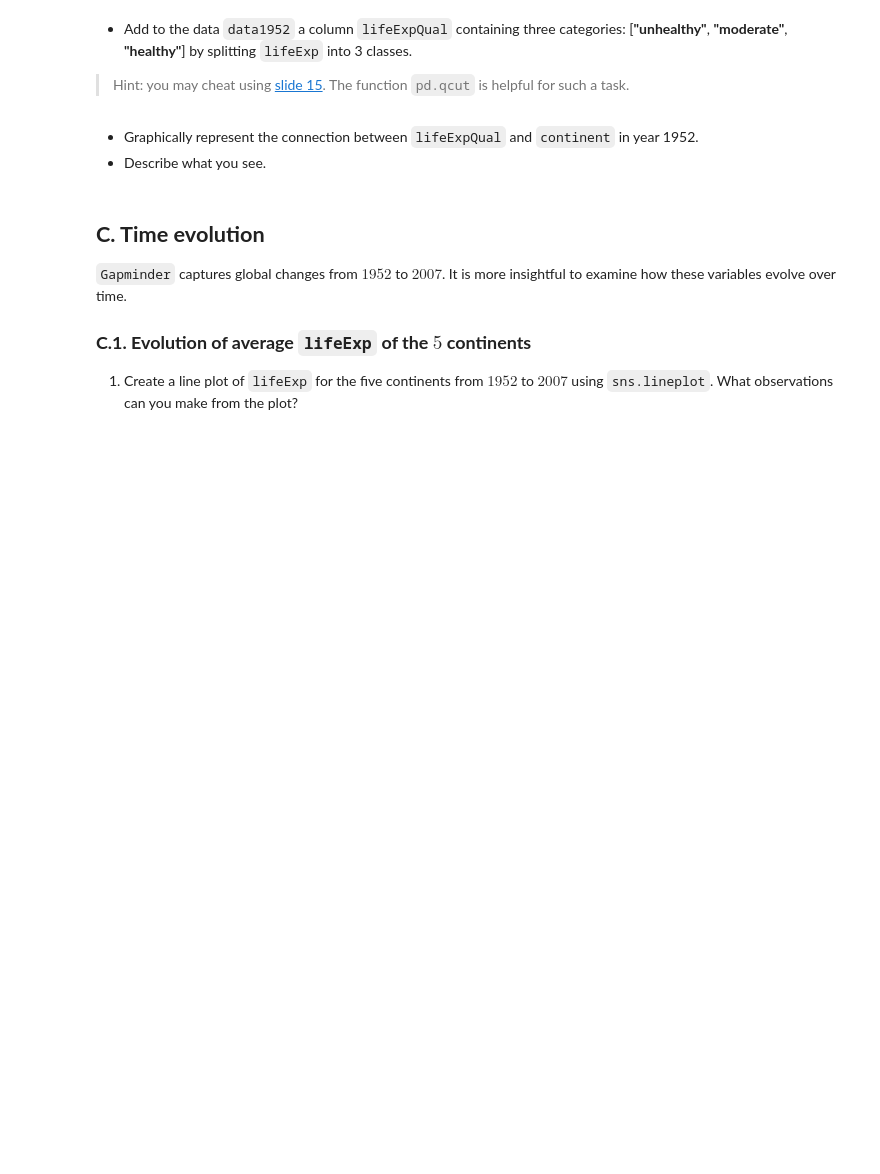
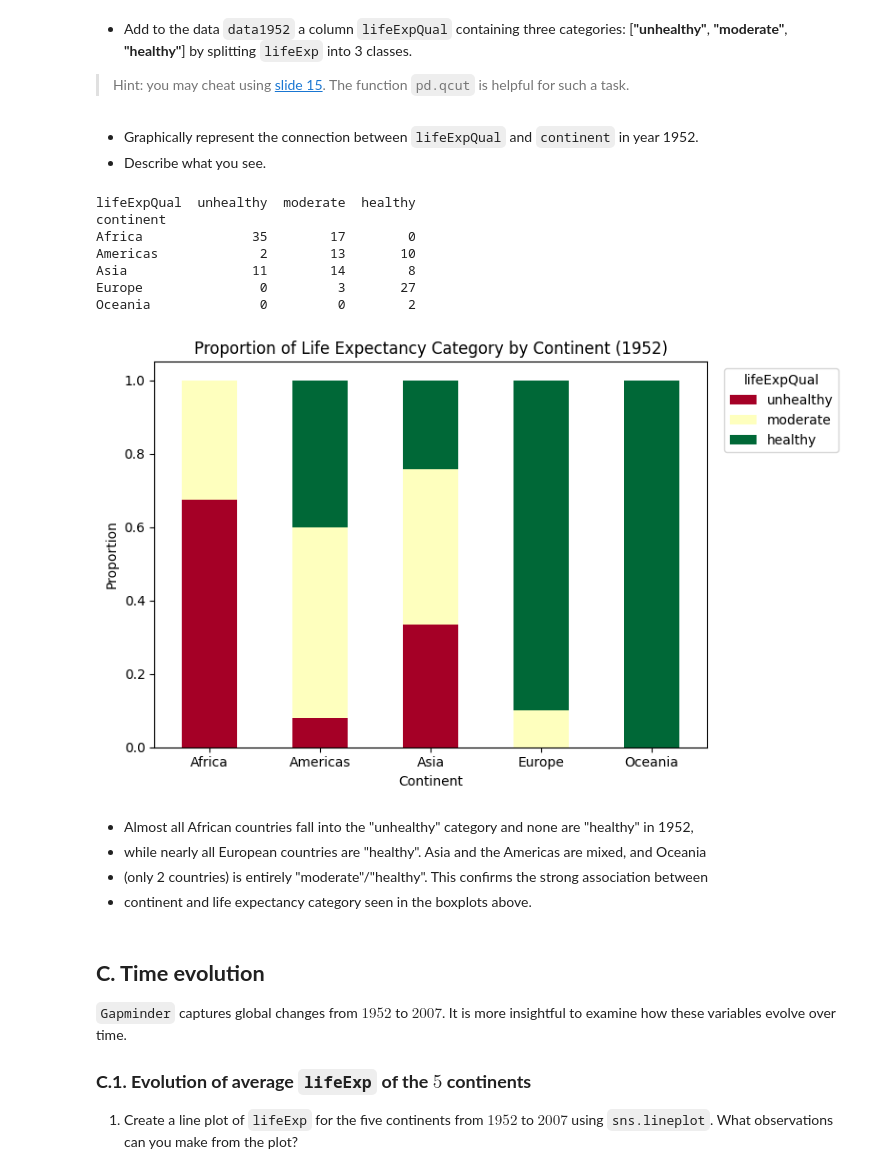
Before and after one commit to Superkai017/Data-Analysis1-Aupp-INF-604-, a Jupyter notebook: W4/Lab4_Data_Visualization_Sothea.ipynb, the cells around one changed output. Drawn from its saved outputs; the diff is of its cells as text; code cells hidden in the pictures; blank space fills up the shorter version.

```diff
--- a/W4/Lab4_Data_Visualization_Sothea.ipynb
+++ b/W4/Lab4_Data_Visualization_Sothea.ipynb
@@ -203,3 +329,40 @@ Qualitative variables are simpler than quantitative ones, as we primarily focus
+# %%
+# To do
+data_1952 = data_1952.copy()
+data_1952['lifeExpQual'] = pd.qcut(
+    data_1952['lifeExp'],
+    q=3,
+    labels=['unhealthy', 'moderate', 'healthy']
+)
+
+# Cross-tabulation of counts
+ct = pd.crosstab(data_1952['continent'], data_1952['lifeExpQual'])
+print(ct)
+
+# Stacked bar chart (proportions) to visualize the relationship
+ct_prop = ct.div(ct.sum(axis=1), axis=0)
+ct_prop.plot(kind='bar', stacked=True, figsize=(8, 5), colormap='RdYlGn')
+plt.title('Proportion of Life Expectancy Category by Continent (1952)')
+plt.xlabel('Continent')
+plt.ylabel('Proportion')
+plt.legend(title='lifeExpQual', bbox_to_anchor=(1.02, 1), loc='upper left')
+plt.xticks(rotation=0)
+plt.tight_layout()
+plt.show()
+# %% [output]
+lifeExpQual  unhealthy  moderate  healthy
+continent
+Africa              35        17        0
+Americas             2        13       10
+Asia                11        14        8
+Europe               0         3       27
+Oceania              0         0        2
+[figure, added]
+# %% [markdown]
+- Almost all African countries fall into the "unhealthy" category and none are "healthy" in 1952,
+- while nearly all European countries are "healthy". Asia and the Americas are mixed, and Oceania
+-  (only 2 countries) is entirely "moderate"/"healthy". This confirms the strong association between
+- continent and life expectancy category seen in the boxplots above.
 # %% [markdown]
 ## **C. Time evolution**
 
```
Also changed, not shown: parts of 21 cells of this notebook.
